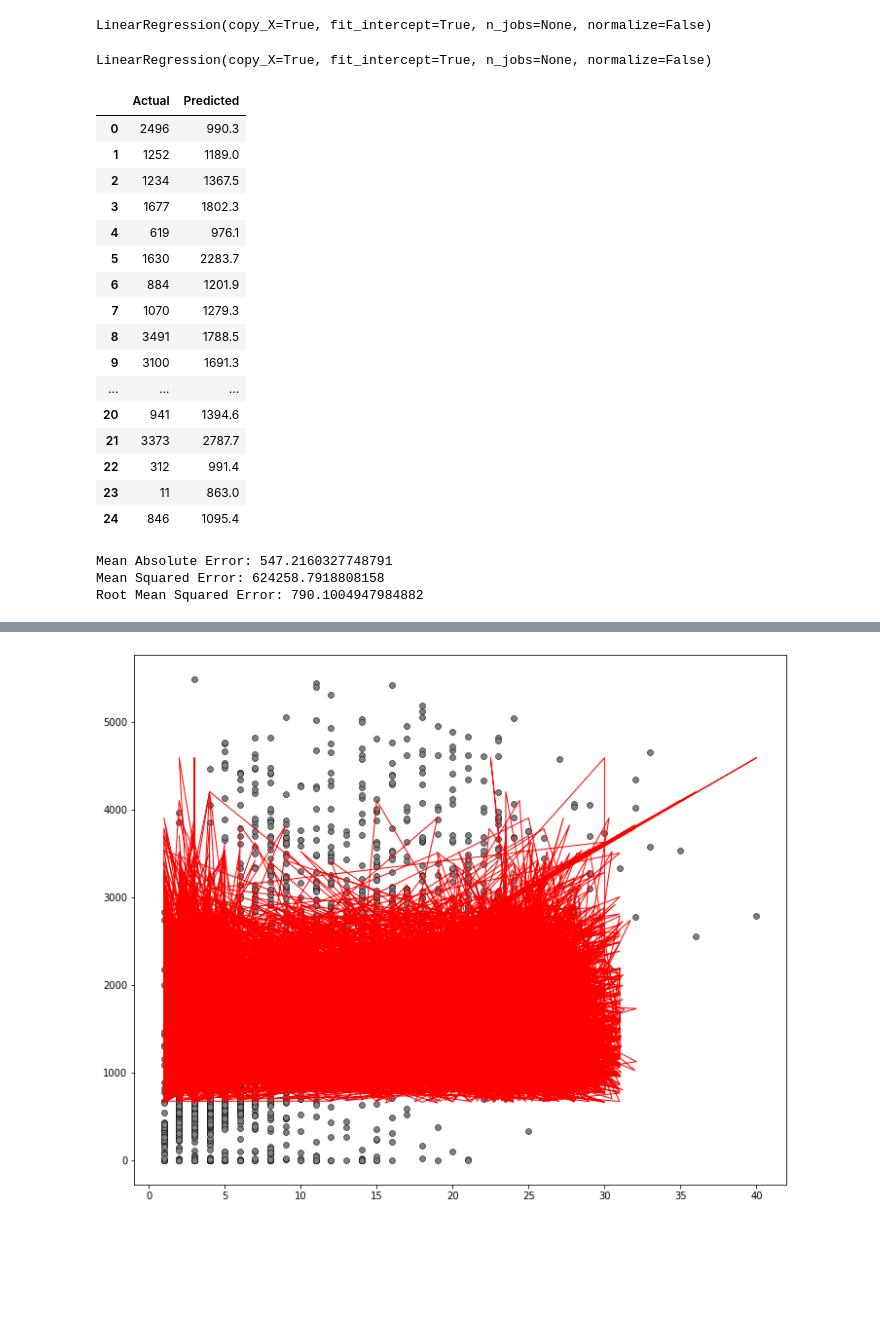
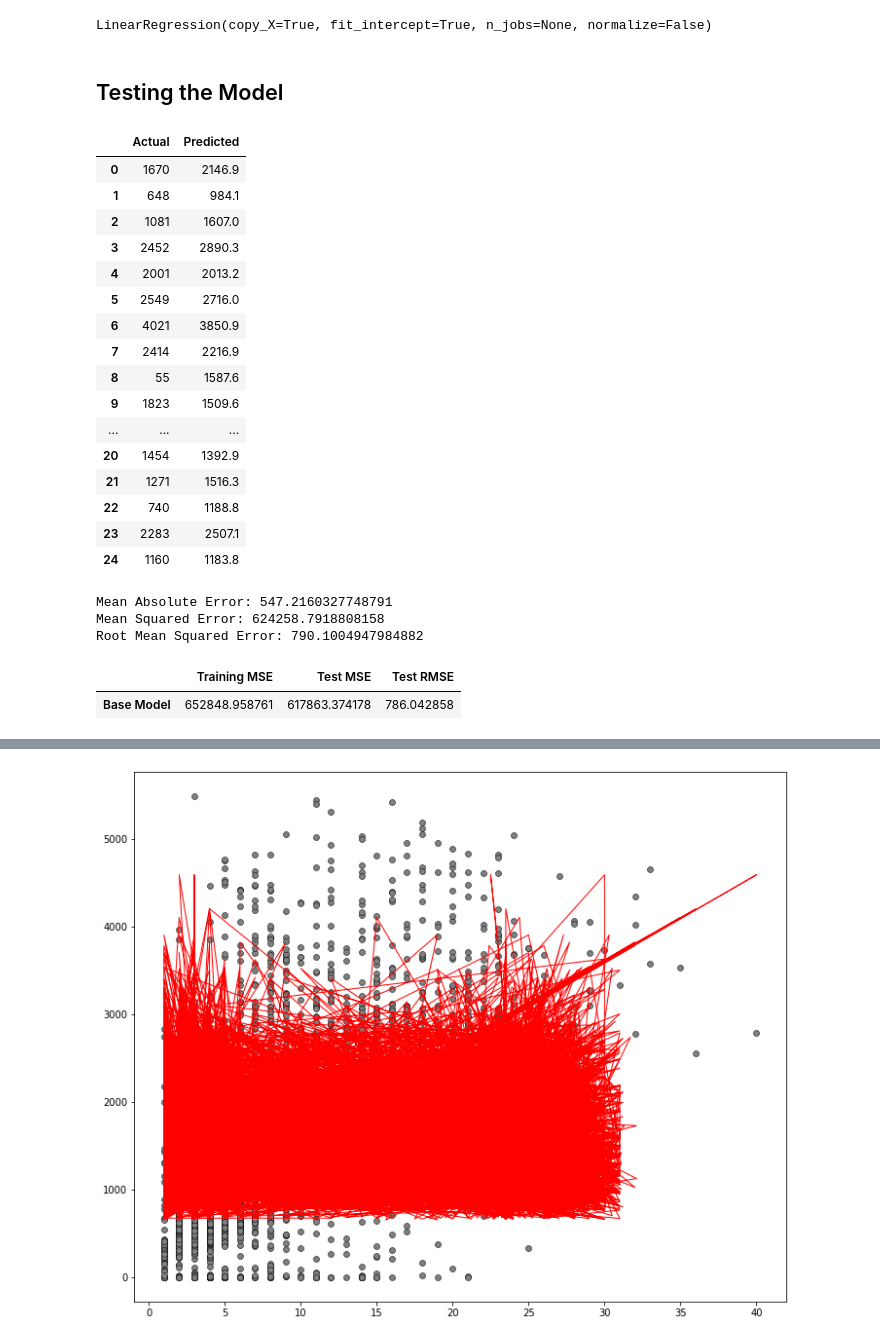
Before and after one commit to BileOara/REGRESSION, a Jupyter notebook: Pred_5.ipynb, the cells around one changed output, grey strips where cells are left out. Cells and saved outputs as stored; diff of their text form; code cells hidden in the pictures; blank space fills up the shorter version.

```diff
--- a/Pred_5.ipynb
+++ b/Pred_5.ipynb
@@ -435,7 +555,3 @@ regressor = LinearRegression()
 regressor.fit(X_train, y_train)
 # %% [output]
 LinearRegression(copy_X=True, fit_intercept=True, n_jobs=None, normalize=False)
-# %%
-regressor.fit(X_train, y_train, sample_weight=None)
-# %% [output]
-LinearRegression(copy_X=True, fit_intercept=True, n_jobs=None, normalize=False)
@@ -442,26 +561,28 @@ LinearRegression(copy_X=True, fit_intercept=True, n_jobs=None, normalize=False)
+# %% [markdown]
+## Testing the Model
 # %%
-y_pred = regressor.predict(X_test)
+y_pred_test = regressor.predict(X_test)
 # %%
-df = round(pd.DataFrame({'Actual': y_test, 'Predicted': y_pred}),1)
+df = round(pd.DataFrame({'Actual': y_test, 'Predicted': y_pred_test}),1)
 df.head(25)
 # %% [output]
 |  | Actual | Predicted |
-| 0 | 2496 | 990.3 |
-| 1 | 1252 | 1189.0 |
-| 2 | 1234 | 1367.5 |
-| 3 | 1677 | 1802.3 |
-| 4 | 619 | 976.1 |
-| 5 | 1630 | 2283.7 |
-| 6 | 884 | 1201.9 |
-| 7 | 1070 | 1279.3 |
-| 8 | 3491 | 1788.5 |
-| 9 | 3100 | 1691.3 |
+| 0 | 1670 | 2146.9 |
+| 1 | 648 | 984.1 |
+| 2 | 1081 | 1607.0 |
+| 3 | 2452 | 2890.3 |
+| 4 | 2001 | 2013.2 |
+| 5 | 2549 | 2716.0 |
+| 6 | 4021 | 3850.9 |
+| 7 | 2414 | 2216.9 |
+| 8 | 55 | 1587.6 |
+| 9 | 1823 | 1509.6 |
 | ... | ... | ... |
-| 20 | 941 | 1394.6 |
-| 21 | 3373 | 2787.7 |
-| 22 | 312 | 991.4 |
-| 23 | 11 | 863.0 |
-| 24 | 846 | 1095.4 |
+| 20 | 1454 | 1392.9 |
+| 21 | 1271 | 1516.3 |
+| 22 | 740 | 1188.8 |
+| 23 | 2283 | 2507.1 |
+| 24 | 1160 | 1183.8 |
 # %%
 # import metrics library
 from sklearn import metrics
@@ -473,3 +594,25 @@ print('Root Mean Squared Error:', np.sqrt(metrics.mean_squared_error(y_test, y_p
 Mean Absolute Error: 547.2160327748791
 Mean Squared Error: 624258.7918808158
 Root Mean Squared Error: 790.1004947984882
+# %%
+# dictionary of results
+results_dict = {'Training MSE':
+                    {
+                        "Base Model": metrics.mean_squared_error(y_train, y_pred_train)
+                    },
+                'Test MSE':
+                    {
+                        "Base Model": metrics.mean_squared_error(y_test, y_pred_test)
+                    },
+                'Test RMSE':
+                    {
+                        "Base Model": metrics.mean_squared_error(y_test, y_pred_test)**0.5
+                    }
+                }
+
+# create dataframe from dictionary
+results_df = pd.DataFrame(data=results_dict)
+results_df
+# %% [output]
+|  | Training MSE | Test MSE | Test RMSE |
+| Base Model | 652848.958761 | 617863.374178 | 786.042858 |
```
Also changed, not shown: parts of 36 cells of this notebook.
